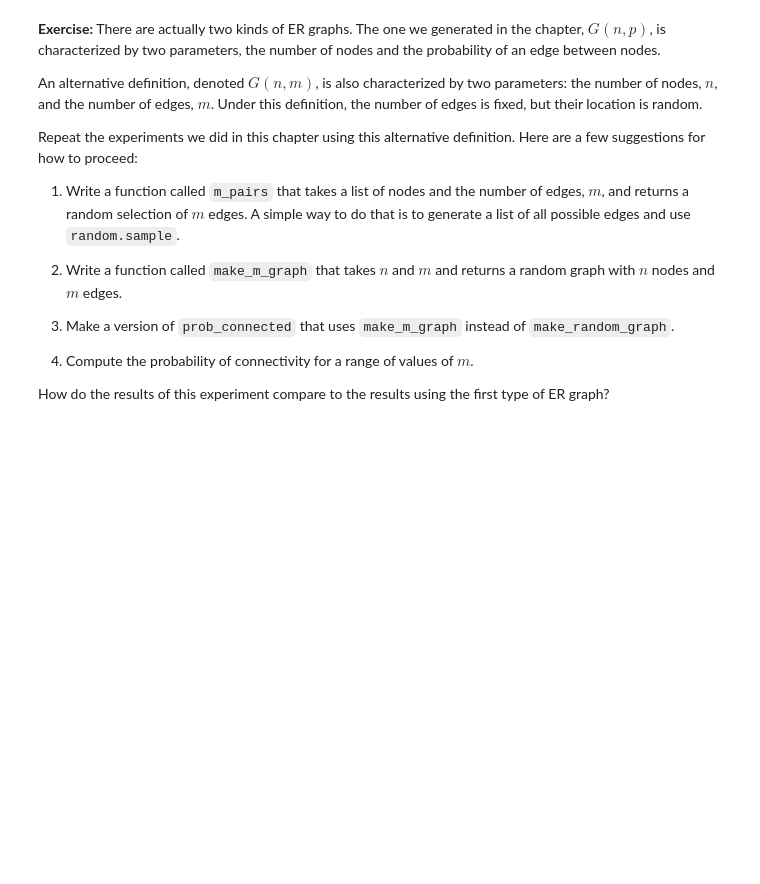
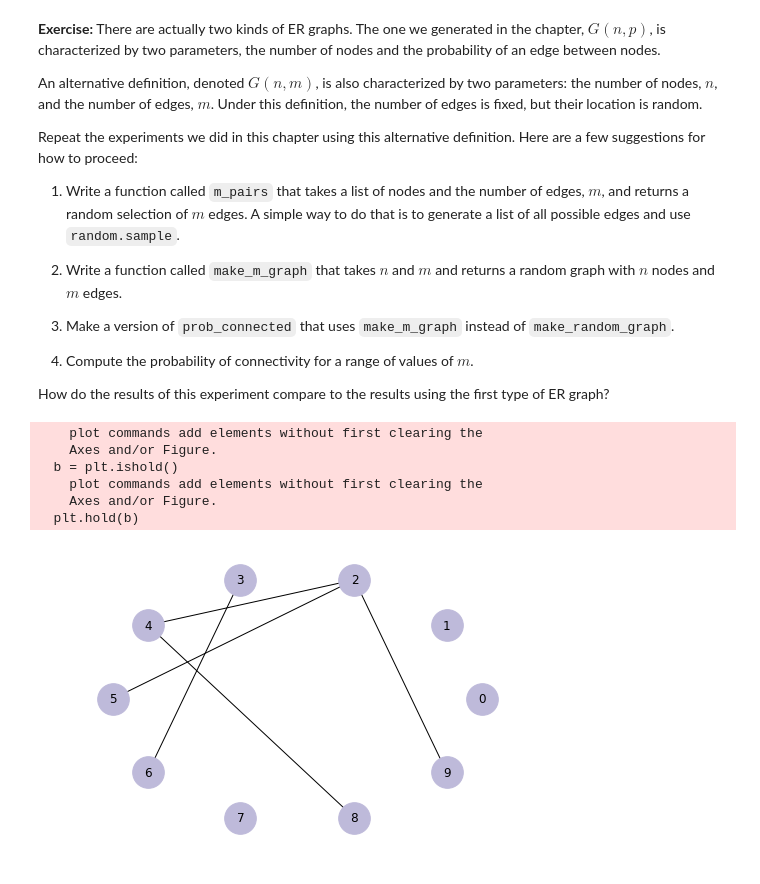
Before and after one commit to mpbrucker/ThinkComplexity2, a Jupyter notebook: code/chap02mine.ipynb, the cells around one changed output. Drawn from its saved outputs; the diff is of its cells as text; code cells hidden in the pictures; blank space fills up the shorter version.

```diff
--- a/code/chap02mine.ipynb
+++ b/code/chap02mine.ipynb
@@ -474,0 +512,26 @@ How do the results of this experiment compare to the results using the first typ
+# %%
+from random import sample
+def m_pairs(nodes, m):
+    potential_pairs = all_pairs(nodes) # Get iterator that will return alll pairs
+    selected_pairs = sample(list(potential_pairs), m) # Convert iterator to list and get a random sample from it
+    return selected_pairs
+# %%
+def make_m_graph(n, m):
+    G = nx.Graph()
+    G.add_nodes_from(range(n))
+    G.add_edges_from(m_pairs(G.nodes(), m)) # Add random edges
+    return G
+
+graph = make_m_graph(10, 5) # Make a random 10-node graph with 5 edges.
+nx.draw_circular(graph,
+                 node_color=COLORS[2],
+                 node_size=1000,
+                 with_labels=True)
+# %% [output]
+    plot commands add elements without first clearing the
+    Axes and/or Figure.
+  b = plt.ishold()
+    plot commands add elements without first clearing the
+    Axes and/or Figure.
+  plt.hold(b)
+[figure, added]
```
Also changed, not shown: parts of 29 cells of this notebook.
